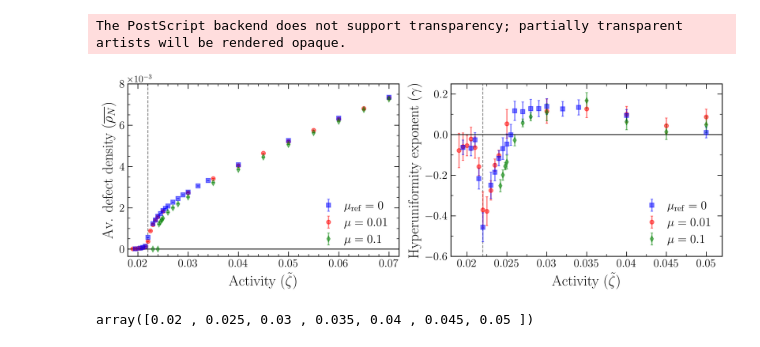
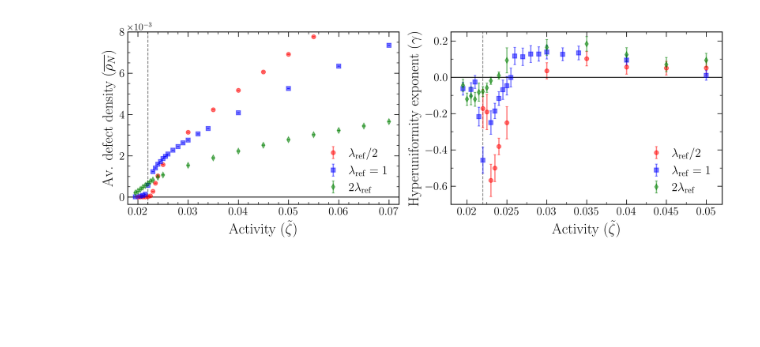
Before and after one commit to simonguld/Thesis, a Jupyter notebook: NematicAnalysis/na512exp_comparison.ipynb, the cells around one changed output. Saved outputs shown, nothing was run; the diff lists cells and outputs as text; code cells hidden in the pictures; blank space fills up the shorter version.

```diff
--- a/NematicAnalysis/na512exp_comparison.ipynb
+++ b/NematicAnalysis/na512exp_comparison.ipynb
@@ -12,7 +13,7 @@ from AnalyseDefectsAll import AnalyseDefectsAll
 
 plt.rcParams.update({"text.usetex": True})
 # %%
-dsuffix='fric'
+dsuffix='lam'
 
 if dsuffix == 'fric':
     data_suffix1 = 'fric01' #'lambda_minus1'
@@ -27,7 +28,6 @@ else:
 
 LL = 512
 mode = 'all' # 'all' or 'short'
-
 
 if data_suffix1 == 'fric01':
     prefix_list1 = ['', 'l', 'vl'] #['', 'l', '01']
@@ -238,6 +238,8 @@ ax.legend([handles[i] for i in order], [labels[i] for i in order], loc='lower ri
 #ax.legend(loc='lower right', ncols=1)
 
 
+
+
 fit_params_paths = [os.path.join(ad1.output_merged, 'fit_params_sfac_time_av.npy'),
                     os.path.join(ad0.output_merged, 'fit_params_sfac_time_av.npy'),
                     os.path.join(ad2.output_merged, 'fit_params_sfac_time_av.npy')]
@@ -247,37 +249,32 @@ for i, label in enumerate(label_list):
 #   print(len(act_list_list[i]), fit_params.shape)
     act_idx_min = 4 if (data_suffix_out == 'lam_full' and i == 0) else 0
     ax3.errorbar(act_list_list[i][act_idx_min:], fit_params[act_idx_min:,0], yerr=fit_params[act_idx_min:,2], fmt = marker_list[i], label=label,
                 elinewidth=1.5, capsize=1.5, capthick=1, markersize = 5, alpha=.5,)
 
 x3ticks = np.arange(0.02,0.051,0.005)
 ax3.set_xticks(x3ticks, x3ticks.round(3))
 ax3.xaxis.set_minor_locator(ticker.MultipleLocator(2.5e-3))
 ax3.yaxis.set_minor_locator(ticker.MultipleLocator(.1))
 ax3.set_xlim([.018, 0.052])
 ax3.set_ylim(ymin=-.6 if data_suffix_out == 'fric_full' else -.7, ymax=.25)
 ax3.set_xlabel(r'Activity ($\tilde{\zeta}$)')
 ax3.set_ylabel(r'Hyperuniformity exponent ($\gamma$)',)# labelpad=-5)
 ax3.vlines(x=0.022, ymin = -1.2, ymax=.3, linestyle='--', color='k', lw = 1, alpha=.5, zorder=-10)
 ax3.hlines(y=0, xmin=0, xmax=0.052, linestyle='-', color='k', lw = 1 )
 
 ax3.legend([handles[i] for i in order], [labels[i] for i in order], loc='lower right')
 fig0.tight_layout()
 
 
 for n, AXX in enumerate(ax0):
  #   AXX.text(-0.12 if n==0 else -.155, -.145, rf'{{({string.ascii_lowercase[n]})}}', transform=AXX.transAxes,
   #          size=20, weight='normal')
     AXX.tick_params(axis='both',which='major', labelsize=14 if n==0 else 14)
 
-if 1:
+if 0:
   #  fig0.savefig(os.path.join(save_path, f'av_density_alpha_{data_suffix_out}.png'), dpi=420, bbox_inches='tight', pad_inches=0.1)
   #  fig0.savefig(os.path.join(save_path, f'av_density_alpha_{data_suffix_out}.eps'), bbox_inches='tight', pad_inches=0.1)
     #fig0.savefig(os.path.join(save_path0, f'av_density_alpha_{data_suffix_out}.jpeg'), dpi=620, bbox_inches='tight', pad_inches=0.1)
     fig0.savefig(os.path.join(save_path0, f'av_density_alpha_{data_suffix_out}.eps'),  dpi=620,) # pad_inches=0.1)
 # %% [output]
-The PostScript backend does not support transparency; partially transparent artists will be rendered opaque.
-[figure, old version]
+[figure, new version]
-# %%
-np.arange(0.02,0.051,0.005).round(3)
-# %% [output]
-array([0.02 , 0.025, 0.03 , 0.035, 0.04 , 0.045, 0.05 ])
```
Also changed, not shown: parts of 3 cells of this notebook, 5 other files.
